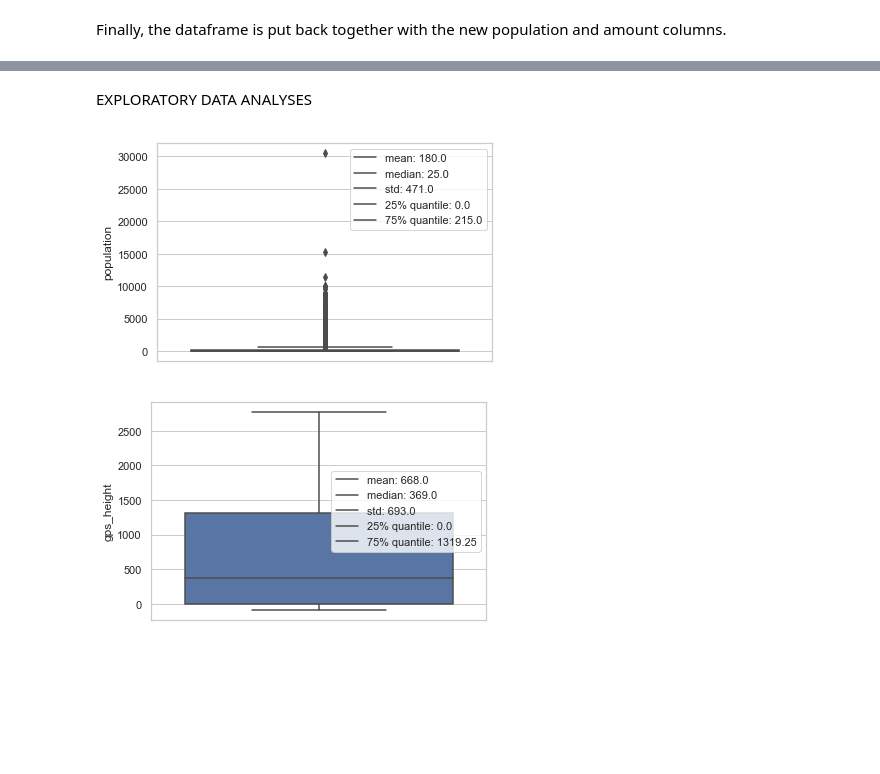
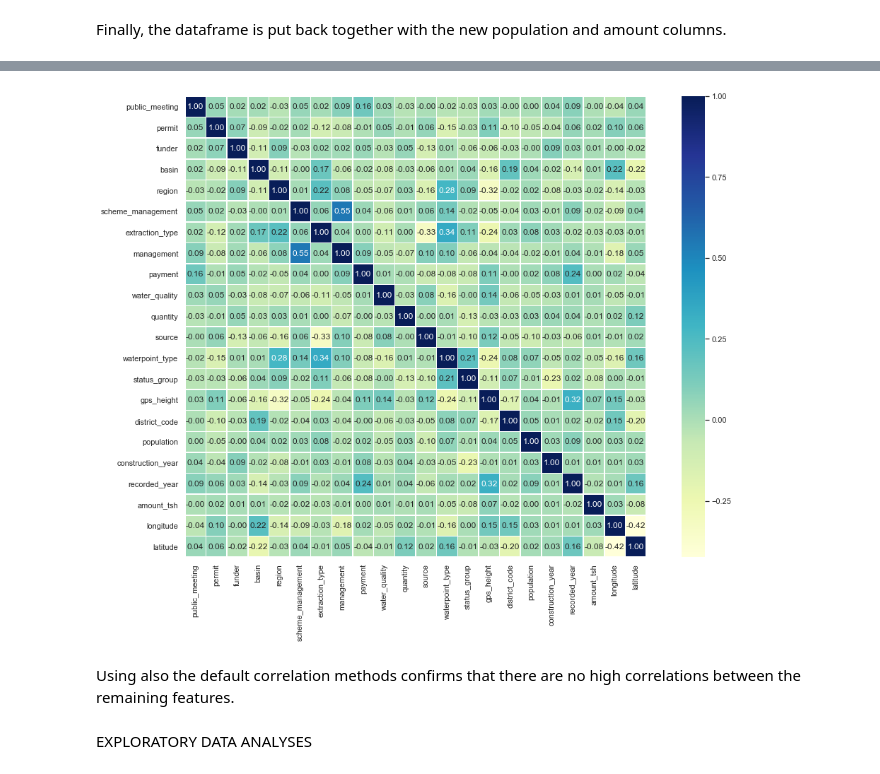
Before and after one commit to aspds18/Springboard_capstone2, a Jupyter notebook: Capstone2.ipynb, the cells around one changed output, grey strips where cells are left out. Cells and saved outputs as stored; diff of their text form; code cells hidden in the pictures; blank space fills up the shorter version.

```diff
--- a/Capstone2.ipynb
+++ b/Capstone2.ipynb
@@ -864,2 +910,8 @@ Total, percentage of zeros in amount_tsh:  (0, 0.0)
+# %%
+correlations(df_mean,method='spearman')
+# %% [output]
+[figure, added]
+# %% [markdown]
+Using also the default correlation methods confirms that there are no high correlations between the remaining features.
 # %% [markdown]
 EXPLORATORY DATA ANALYSES
@@ -889,5 +917,0 @@ def features_box(df):
-# %%
-features_box(df_enc[['population','gps_height']])
-# %% [output]
-[figure, removed]
-[figure, removed]
```
Also changed, not shown: parts of 91 cells of this notebook.
